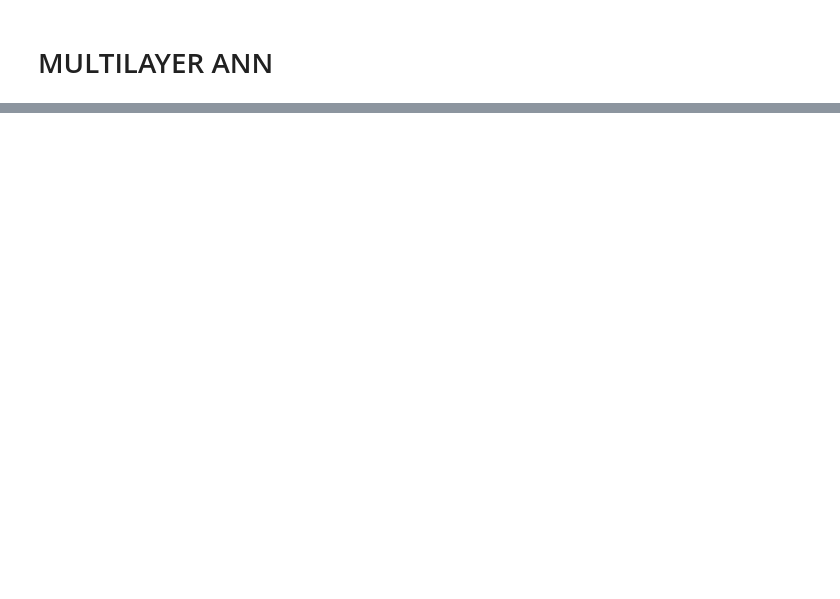
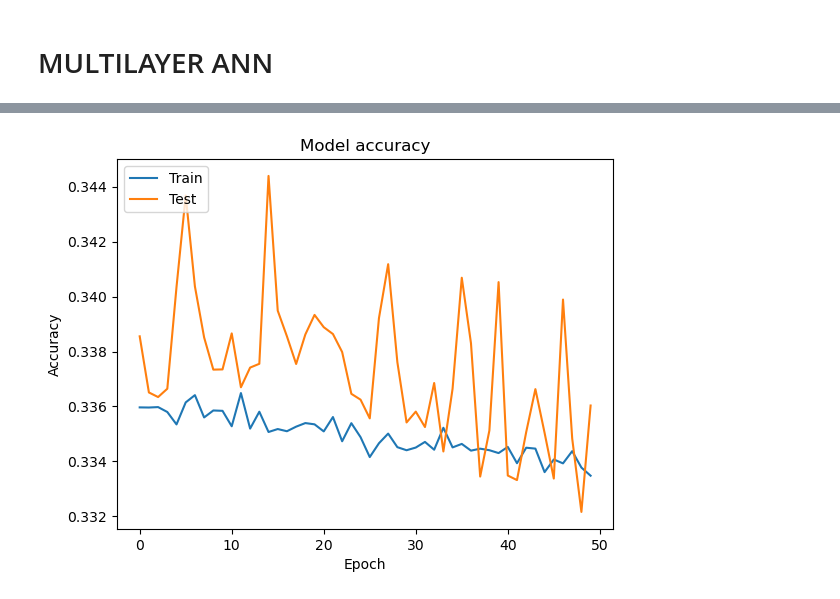
Before and after one commit to kmnvz-mayvez/ANN-SVM-CLASSIFICATION, a Jupyter notebook: ANN_SVM_4_CLASSIFICATION.ipynb, the cells around one changed output, grey strips where cells are left out. Drawn from its saved outputs; the diff is of its cells as text; code cells hidden in the pictures; blank space fills up the shorter version.

Commit message:
updated normalize

```diff
--- a/ANN_SVM_4_CLASSIFICATION.ipynb
+++ b/ANN_SVM_4_CLASSIFICATION.ipynb
@@ -400,0 +247,9 @@ Will the customer leave the bank?: No
+# %%
+# normalize data by diving 0 & 1
+x_train_norm = x_train / 1
+x_test_norm = x_test / 1
+y_train_norm = y_train / 1
+y_test_norm = y_test / 1
+
+x_train_norm.min(), x_test_norm.max()
+y_train_norm.min(), y_test_norm.max()
@@ -400,0 +258,16 @@ Will the customer leave the bank?: No
+# %%
+# try normalizing
+import tensorflow as tf
+from tensorflow import keras
+from tensorflow.keras.layers import Dense
+
+# Create a new model
+model_norm = keras.Sequential([
+    Dense(6, input_shape=(13,), activation='relu'),
+    Dense(6, activation='relu'),
+    Dense(1, activation='sigmoid')
+])
+
+model_norm.compile(loss='binary_crossentropy', optimizer='adam', metrics=['accuracy'])
+
+history_norm = model.fit(x_train_norm, y_train_norm, validation_data = (x_test_norm,y_test_norm), epochs=50, batch_size=10)
@@ -400,0 +292,11 @@ Will the customer leave the bank?: No
+# %%
+import matplotlib.pyplot as plt
+plt.plot(history_norm.history['loss'])
+plt.plot(history_norm.history['val_loss'])
+plt.title('Model accuracy')
+plt.ylabel('Accuracy')
+plt.xlabel('Epoch')
+plt.legend(['Train', 'Test'], loc='upper left')
+plt.show()
+# %% [output]
+[figure, added]
```
Also changed, not shown: parts of 19 cells of this notebook.
